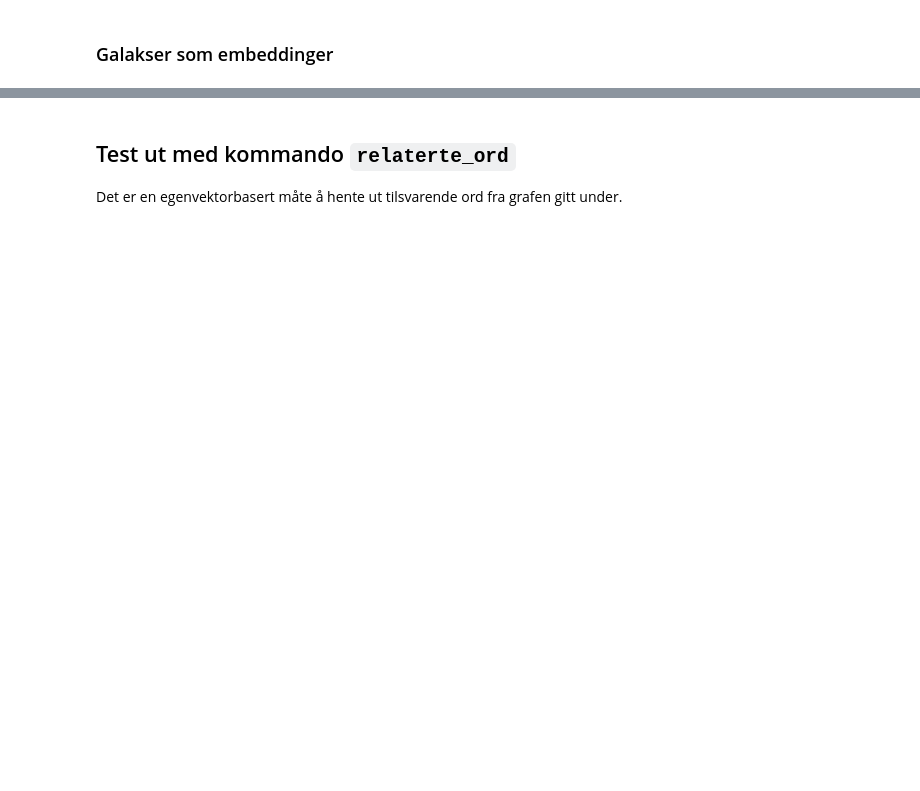
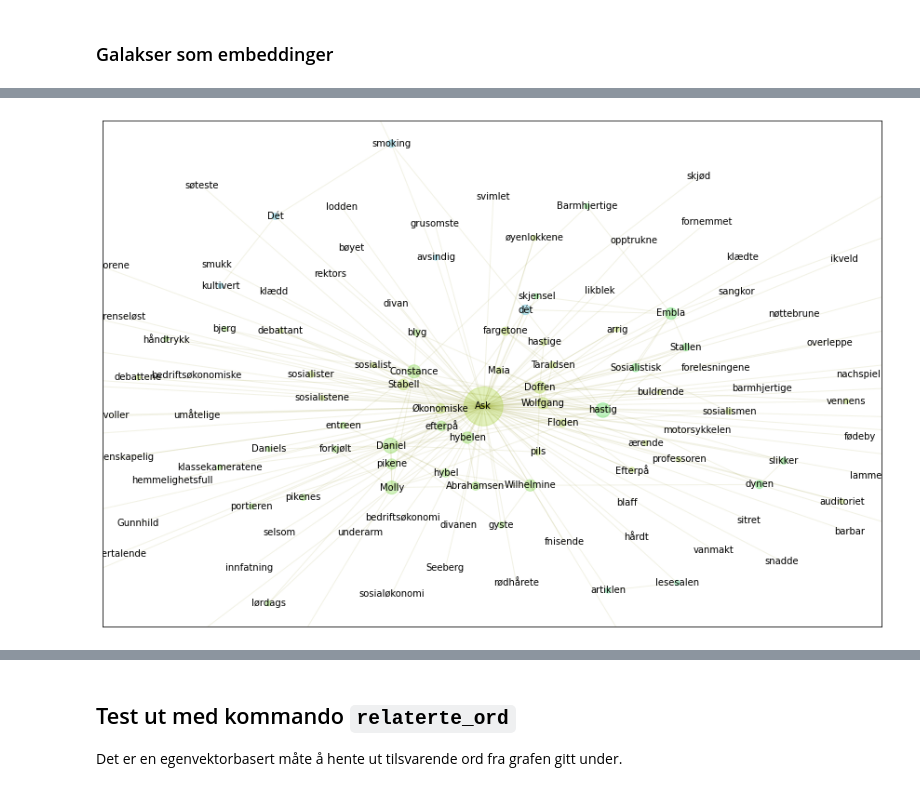
Before and after one commit to Yoonsen/Miscellaneous-Notebooks, a Jupyter notebook: Galakser som embedding/Galakser_helse_og_sykdom.ipynb, the cells around one changed output, grey strips where cells are left out. Saved outputs shown, nothing was run; the diff lists cells and outputs as text; code cells hidden in the pictures; blank space fills up the shorter version.

```diff
--- a/Galakser som embedding/Galakser_helse_og_sykdom.ipynb
+++ b/Galakser som embedding/Galakser_helse_og_sykdom.ipynb
@@ -26,0 +45,8 @@ nb.concordance('bil')
+# %%
+book_urn = 2008111304085
+# %%
+bf = nb.frame(nb.get_freq(book_urn, top = 0), 'freq')
+# %%
+check = nb.frame_sort(pd.DataFrame(bf.freq/tot.tot).dropna()).head(200)
+# %%
+book_network = nb.make_network(book_urn, list(check.index))
@@ -26,0 +55,4 @@ nb.concordance('bil')
+# %%
+gnl.show_graph(book_network)
+# %% [output]
+[figure, added]
```
Also changed, not shown: parts of 11 cells of this notebook, 1 other file.
